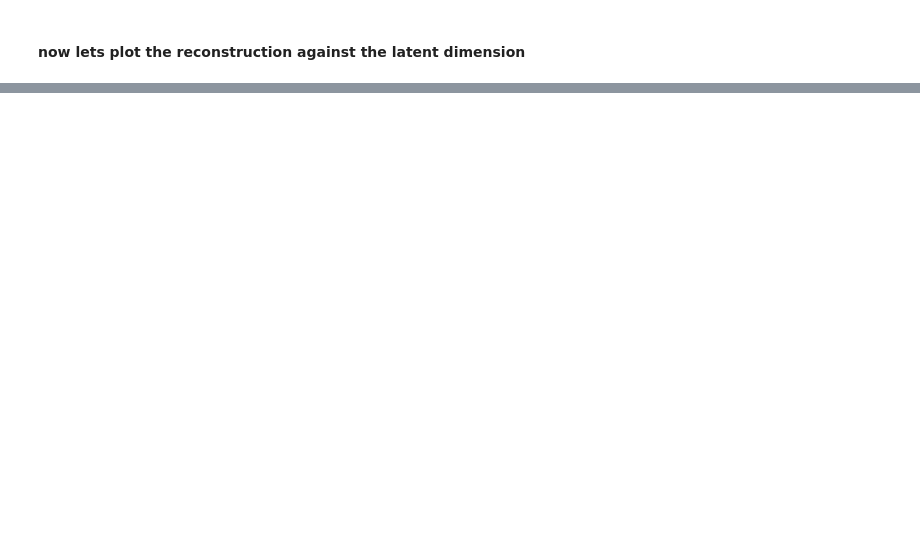
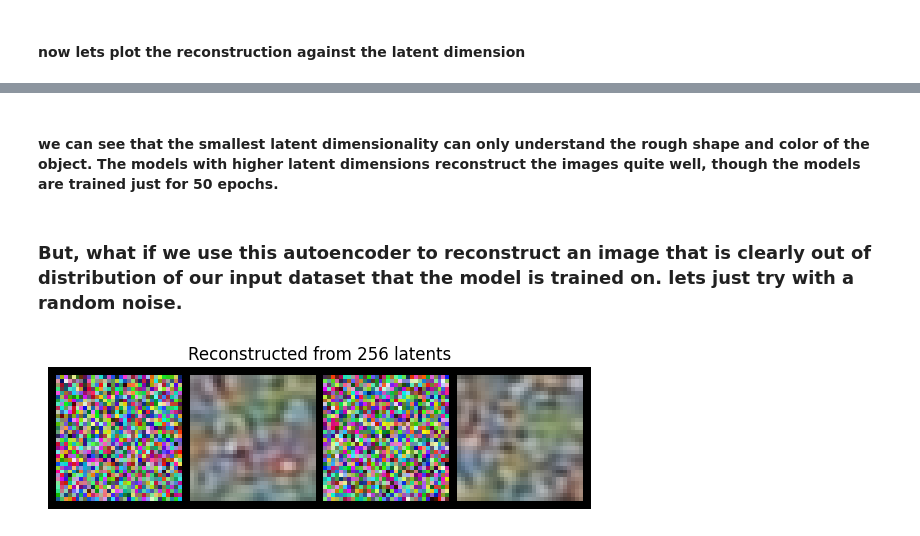
Before and after one commit to Yub-S/deep_generative_models, a Jupyter notebook: autoencoder.ipynb, the cells around one changed output, grey strips where cells are left out. Cells and saved outputs as stored; diff of their text form; code cells hidden in the pictures; blank space fills up the shorter version.

Commit message:
autoencoder implementation

```diff
--- a/autoencoder.ipynb
+++ b/autoencoder.ipynb
@@ -350,0 +391,17 @@ plt.show()
+# %%
+def visualize_reconstructions(model, input_imgs):
+    # Reconstruct images
+    model.eval()
+    with torch.no_grad():
+        reconst_imgs = model(input_imgs.to(model.device))
+    reconst_imgs = reconst_imgs.cpu()
+
+    # Plotting
+    imgs = torch.stack([input_imgs, reconst_imgs], dim=1).flatten(0,1)
+    grid = torchvision.utils.make_grid(imgs, nrow=4, normalize=True)
+    grid = grid.permute(1, 2, 0)
+    plt.figure(figsize=(7,4.5))
+    plt.title(f"Reconstructed from {model.hparams.latent_dim} latents")
+    plt.imshow(grid)
+    plt.axis('off')
+    plt.show()
@@ -350,0 +417,9 @@ plt.show()
+# %% [markdown]
+#### we can see that the smallest latent dimensionality can only understand the rough shape and color of the object. The models with higher latent dimensions reconstruct the images quite well, though the models are trained just for 50 epochs.
+# %% [markdown]
+### But, what if we use this autoencoder to reconstruct an image that is clearly out of distribution of our input dataset that the model is trained on. lets just try with a random noise.
+# %%
+rand_imgs = torch.rand(2, 3, 32, 32) * 2 - 1 # random noise images scaled from -1 to 1
+visualize_reconstructions(model_dict[256]["model"], rand_imgs)
+# %% [output]
+[figure, added]
```
Also changed, not shown: parts of 9 cells of this notebook.
